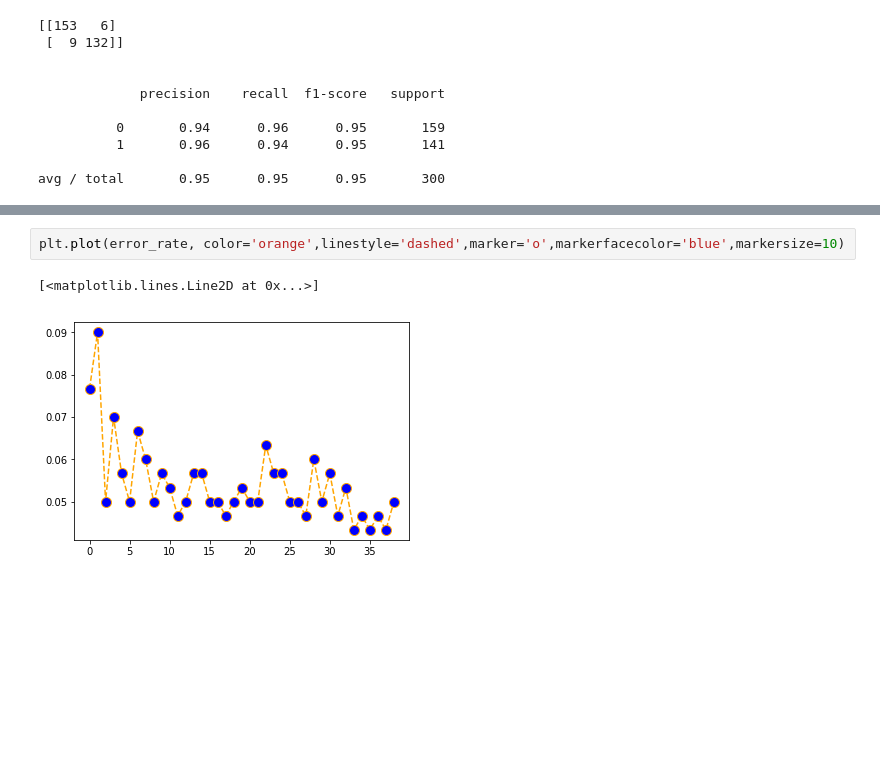
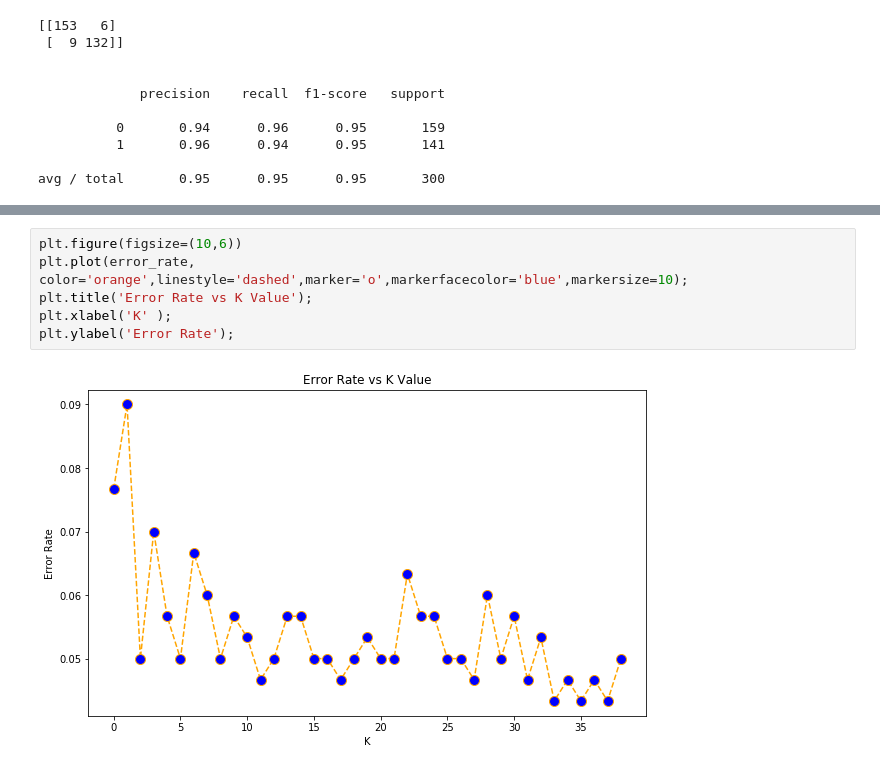
Before and after one commit to Jaimetorres003/Machine-Learning, a Jupyter notebook: K Nearest Neighbors Project.ipynb, the cells around one changed output, grey strips where cells are left out. Saved outputs shown, nothing was run; the diff lists cells and outputs as text; blank space fills up the shorter version.

```diff
--- a/K Nearest Neighbors Project.ipynb
+++ b/K Nearest Neighbors Project.ipynb
@@ -163,5 +181,8 @@ avg / total       0.95      0.95      0.95       300
 # %%
-plt.plot(error_rate, color='orange',linestyle='dashed',marker='o',markerfacecolor='blue',markersize=10)
+plt.figure(figsize=(10,6))
+plt.plot(error_rate, color='orange',linestyle='dashed',marker='o',markerfacecolor='blue',markersize=10);
+plt.title('Error Rate vs K Value');
+plt.xlabel('K' );
+plt.ylabel('Error Rate');
 # %% [output]
-[<matplotlib.lines.Line2D at 0x...>]
-[figure, old version]
+[figure, new version]
```
Also changed, not shown: parts of 18 cells of this notebook.
